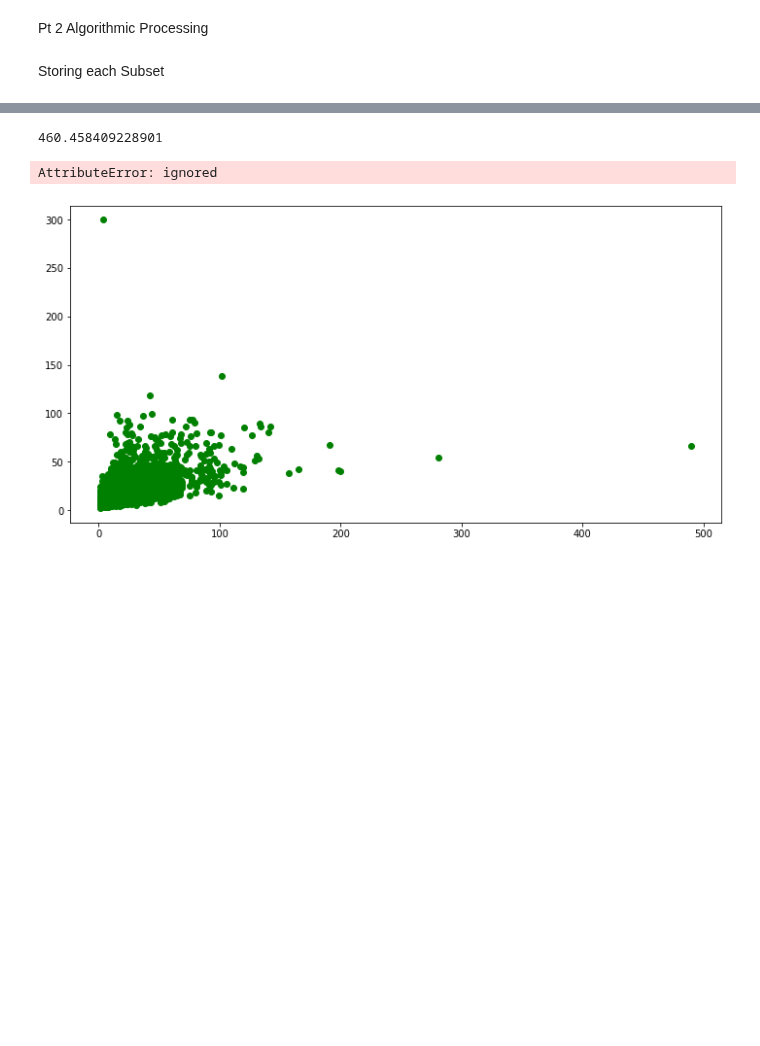
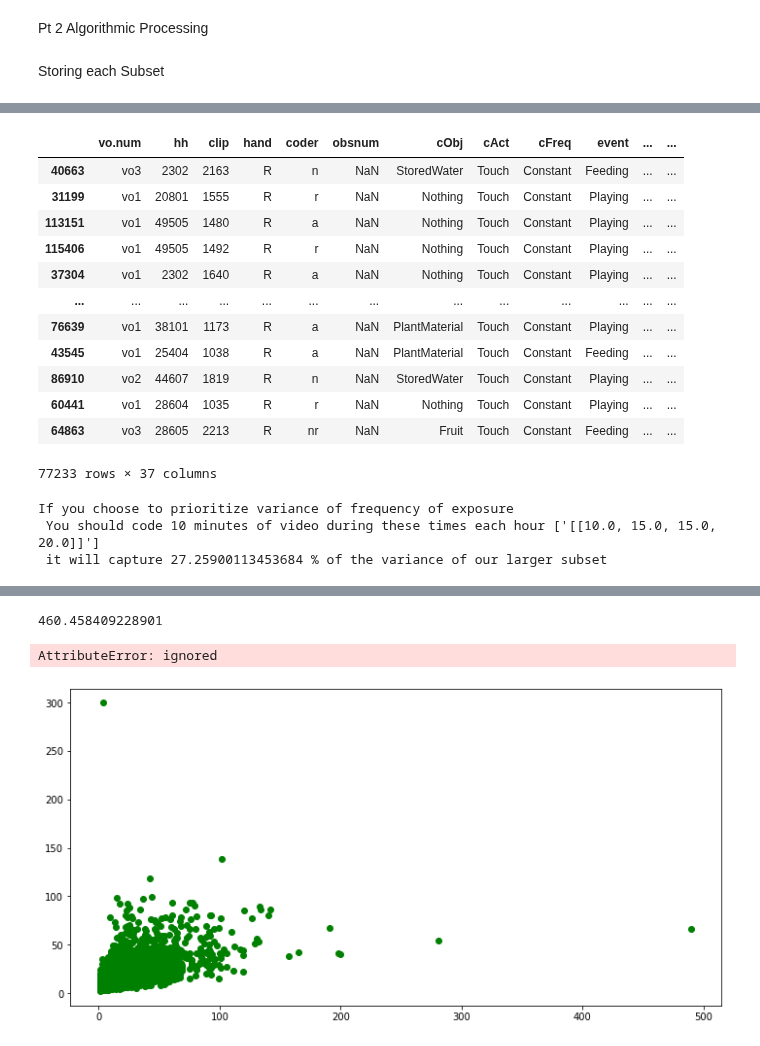
Before and after one commit to reinernoah/Capstone, a Jupyter notebook: Capstone_Final_Code.ipynb, the cells around one changed output, grey strips where cells are left out. Drawn from its saved outputs; the diff is of its cells as text; code cells hidden in the pictures; blank space fills up the shorter version.

Commit message:
with correct rolling recorded time

```diff
--- a/Capstone_Final_Code.ipynb
+++ b/Capstone_Final_Code.ipynb
@@ -370,0 +433,33 @@ If you choose to prioritize median of frequency of exposure
+# %%
+#sanity check: these should have the same lengths ... and they do!
+train[((train["recorded_minutes"] >= 5) & (train["recorded_minutes"] <=10)) | ((train["recorded_minutes"] >=40) & (train["recorded_minutes"] <= 45)) ]
+
+#just make sure ^ was also run on 10 mins
+subset(10, "median")
+# %% [output]
+|  | vo.num | hh | clip | hand | coder | obsnum | cObj | cAct | cFreq | event | ... | ... |
+| 40663 | vo3 | 2302 | 2163 | R | n | NaN | StoredWater | Touch | Constant | Feeding | ... | ... |
+| 31199 | vo1 | 20801 | 1555 | R | r | NaN | Nothing | Touch | Constant | Playing | ... | ... |
+| 113151 | vo1 | 49505 | 1480 | R | a | NaN | Nothing | Touch | Constant | Playing | ... | ... |
+| 115406 | vo1 | 49505 | 1492 | R | r | NaN | Nothing | Touch | Constant | Playing | ... | ... |
+| 37304 | vo1 | 2302 | 1640 | R | a | NaN | Nothing | Touch | Constant | Playing | ... | ... |
+| ... | ... | ... | ... | ... | ... | ... | ... | ... | ... | ... | ... | ... |
+| 76639 | vo1 | 38101 | 1173 | R | a | NaN | PlantMaterial | Touch | Constant | Playing | ... | ... |
+| 43545 | vo1 | 25404 | 1038 | R | a | NaN | PlantMaterial | Touch | Constant | Feeding | ... | ... |
+| 86910 | vo2 | 44607 | 1819 | R | n | NaN | StoredWater | Touch | Constant | Playing | ... | ... |
+| 60441 | vo1 | 28604 | 1035 | R | r | NaN | Nothing | Touch | Constant | Playing | ... | ... |
+| 64863 | vo3 | 28605 | 2213 | R | nr | NaN | Fruit | Touch | Constant | Feeding | ... | ... |
+77233 rows × 37 columns
+# %%
+#for storing the best of the best, just easier to iterate through
+best_subset_dict = {}
+
+best_subset_dict["variance"] = subset(10, "variance")
+
+best_subset_dict["average"] = subset(10, "mean")
+
+best_subset_dict["median"] = subset(10, "median")
+# %% [output]
+If you choose to prioritize variance of frequency of exposure
+ You should code 10 minutes of video during these times each hour ['[[10.0, 15.0, 15.0, 20.0]]']
+ it will capture 27.25900113453684 % of the variance of our larger subset
```
Also changed, not shown: parts of 35 cells of this notebook.
